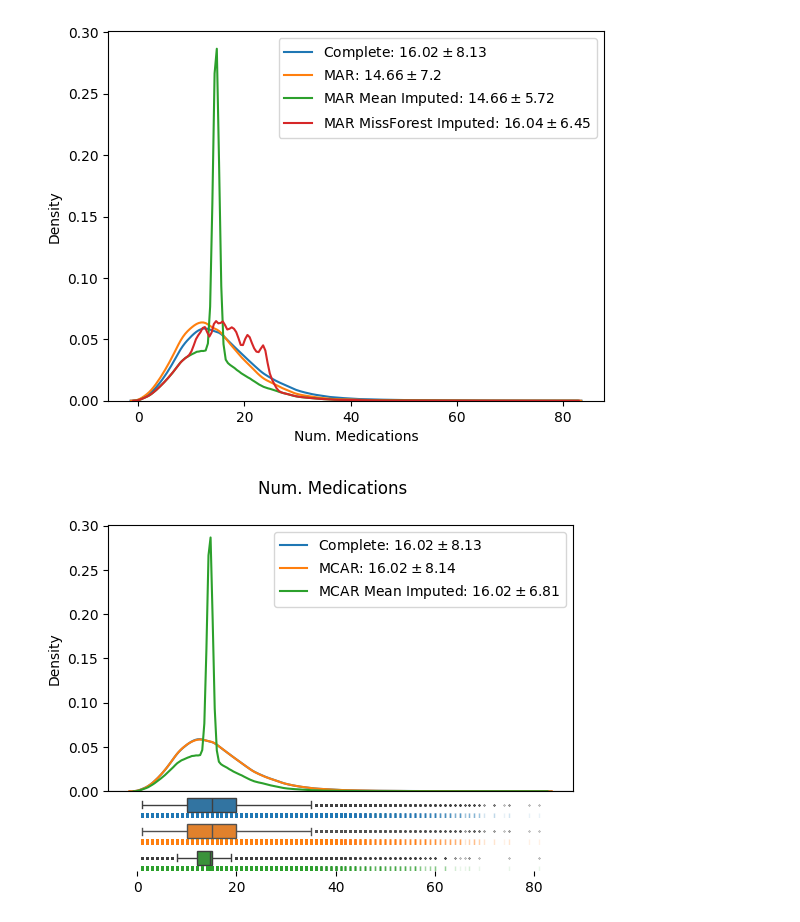
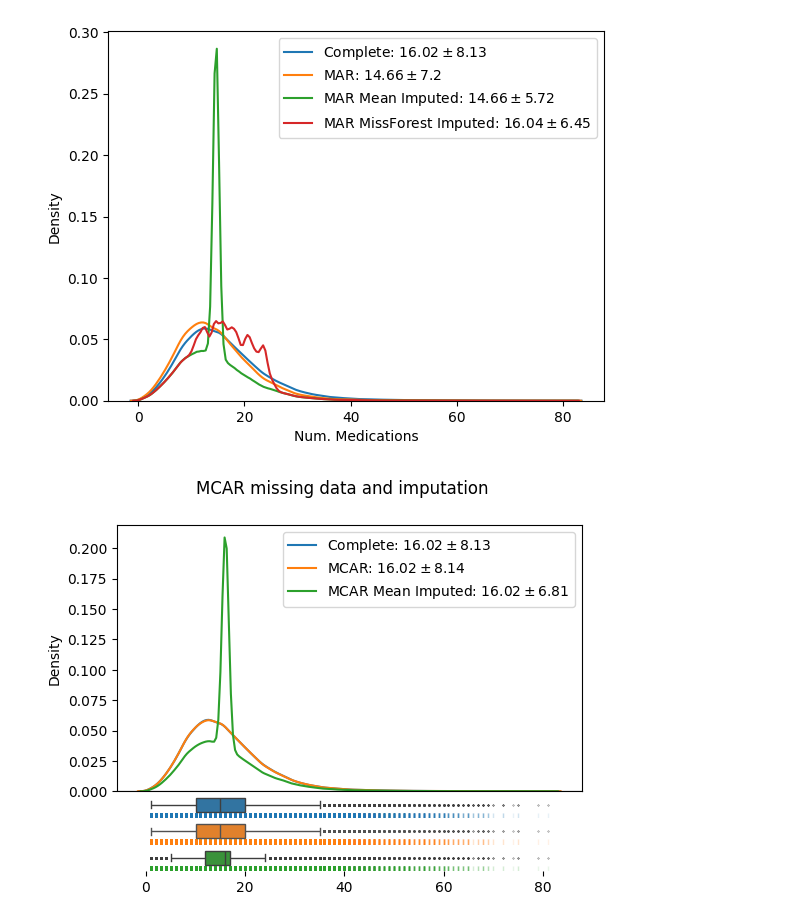
Before and after one commit to theislab/ehrapy-reproducibility, a Jupyter notebook: Supplementary_Figure_X/notebooks/missing-data_imputation_bias.ipynb, the cells around one changed output. Drawn from its saved outputs; the diff is of its cells as text; code cells hidden in the pictures.

```diff
--- a/Supplementary_Figure_X/notebooks/missing-data_imputation_bias.ipynb
+++ b/Supplementary_Figure_X/notebooks/missing-data_imputation_bias.ipynb
@@ -311,7 +309,7 @@ plt.legend()
 [figure]
 # %%
 labels = ("Complete", "MCAR", "MCAR Mean Imputed")
-adatas = (adata, adata_mcar, adata_mar_mean_imputed)
+adatas = (adata, adata_mcar, adata_mcar_mean_imputed)
 colors = sns.color_palette("tab10")[:len(adatas)]
 
 height_ratios = [10] + [1] * len(adatas)
@@ -336,35 +334,35 @@ for i, (color, label, data) in enumerate(zip(colors, labels, adatas)):
         label=f"{label}: {stat_string}",
     )
     sns.boxplot(
         x=data[:, data.var_names==VAR_OF_INTEREST].X.flatten(),
         orient="h",
         color=color,
         ax=axes[i + 1],
         width=0.25,
         fliersize=0.3
     )
     sns.rugplot(
         x=data[:, data.var_names==VAR_OF_INTEREST].X.flatten(),
         color=color,
         alpha=0.1,
         ax=axes[i + 1],
         height=0.2
     )
 
     axes[i+1].spines["right"].set_visible(False)
     axes[i+1].spines["left"].set_visible(False)
     axes[i+1].spines["bottom"].set_visible(False)
     axes[i+1].set_yticks([])
 
     if i > 0:
         axes[i+1].spines["top"].set_visible(False)
 
-fig.suptitle("Num. Medications", )
+fig.suptitle("MCAR missing data and imputation", )
 axes[0].legend()
 
 plt.savefig("missing-data_imputation_bias_mcar.png", dpi=300, bbox_inches="tight")
 # %% [output]
-[figure, old version]
+[figure, new version]
 # %%
 labels = ("Complete", "MAR", "MAR Mean Imputed", "MAR MissForest Imputed")
 adatas = (adata, adata_group_encoded_mar, adata_mar_mean_imputed, adata_mar_mi_imputed)
```
Also changed, not shown: parts of 10 cells of this notebook, 4 other files.
